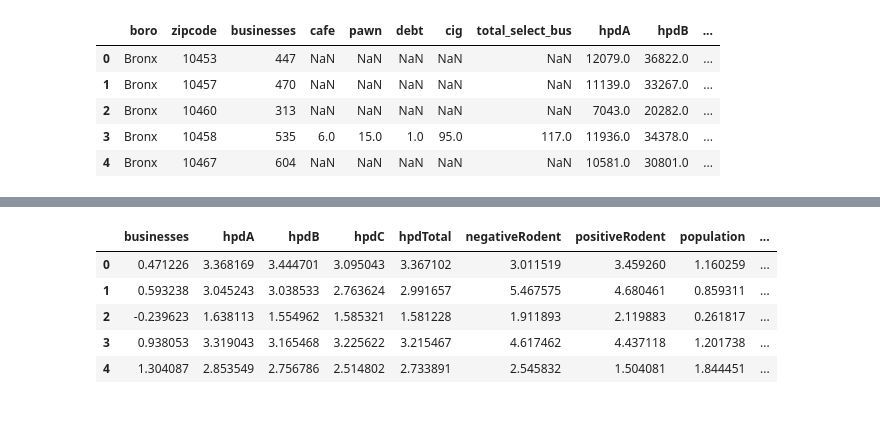
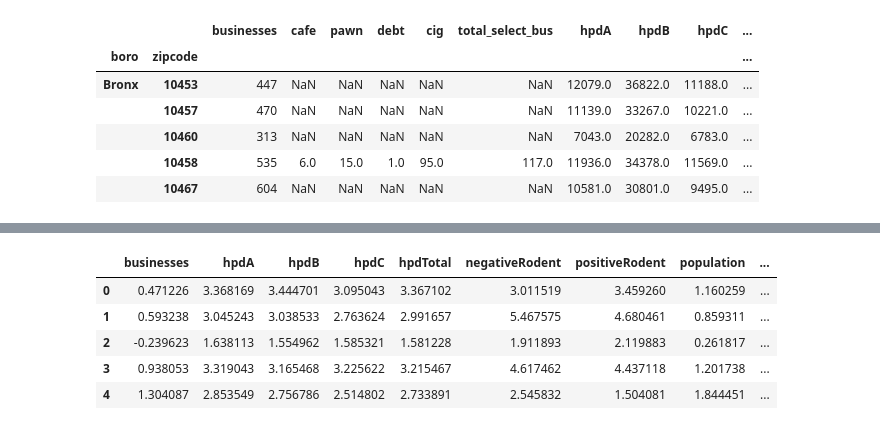
Before and after one commit to HoodPanther/crimeproject, a Jupyter notebook: ProjectAnalysis.ipynb, the cells around one changed output, grey strips where cells are left out. Drawn from its saved outputs; the diff is of its cells as text; code cells hidden in the pictures.

```diff
--- a/ProjectAnalysis.ipynb
+++ b/ProjectAnalysis.ipynb
@@ -3,15 +3,16 @@ import pandas as pd
 import numpy as np
 from sklearn import preprocessing
 # %%
-df = pd.read_csv('crime_regression_data.csv')
+df = pd.read_csv('crime_regression_data.csv', index_col=['boro', 'zipcode'])
 df.head()
 # %% [output]
-|  | boro | zipcode | businesses | cafe | pawn | debt | cig | total_select_bus | hpdA | hpdB | ... |
-| 0 | Bronx | 10453 | 447 | NaN | NaN | NaN | NaN | NaN | 12079.0 | 36822.0 | ... |
-| 1 | Bronx | 10457 | 470 | NaN | NaN | NaN | NaN | NaN | 11139.0 | 33267.0 | ... |
-| 2 | Bronx | 10460 | 313 | NaN | NaN | NaN | NaN | NaN | 7043.0 | 20282.0 | ... |
-| 3 | Bronx | 10458 | 535 | 6.0 | 15.0 | 1.0 | 95.0 | 117.0 | 11936.0 | 34378.0 | ... |
-| 4 | Bronx | 10467 | 604 | NaN | NaN | NaN | NaN | NaN | 10581.0 | 30801.0 | ... |
+|  |  | businesses | cafe | pawn | debt | cig | total_select_bus | hpdA | hpdB | hpdC | ... |
+| boro | zipcode |  |  |  |  |  |  |  |  |  | ... |
+| Bronx | 10453 | 447 | NaN | NaN | NaN | NaN | NaN | 12079.0 | 36822.0 | 11188.0 | ... |
+|  | 10457 | 470 | NaN | NaN | NaN | NaN | NaN | 11139.0 | 33267.0 | 10221.0 | ... |
+|  | 10460 | 313 | NaN | NaN | NaN | NaN | NaN | 7043.0 | 20282.0 | 6783.0 | ... |
+|  | 10458 | 535 | 6.0 | 15.0 | 1.0 | 95.0 | 117.0 | 11936.0 | 34378.0 | 11569.0 | ... |
+|  | 10467 | 604 | NaN | NaN | NaN | NaN | NaN | 10581.0 | 30801.0 | 9495.0 | ... |
 # %%
 # Scale the dataset and compute the correlation matrix
 
```
Also changed, not shown: parts of 9 cells of this notebook.
